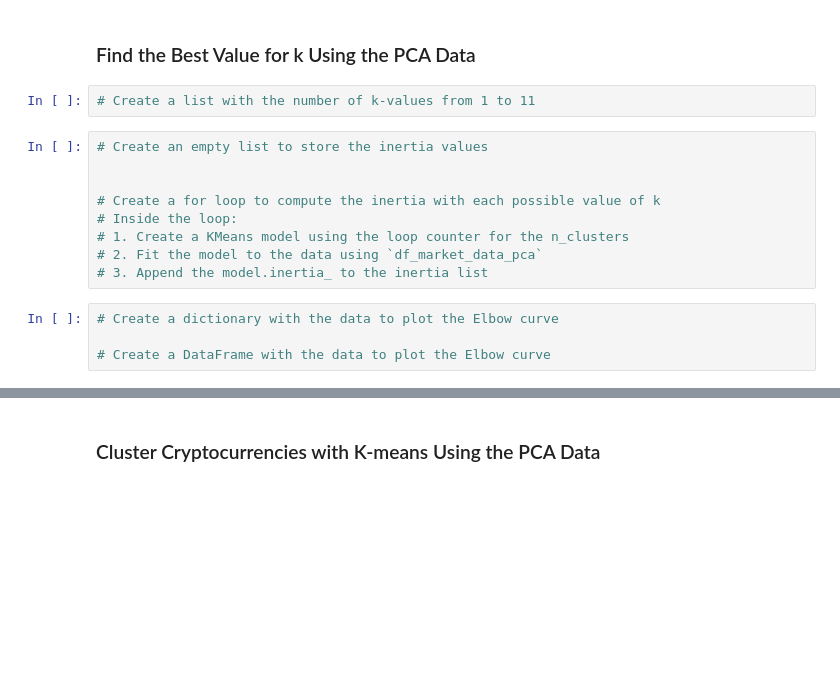
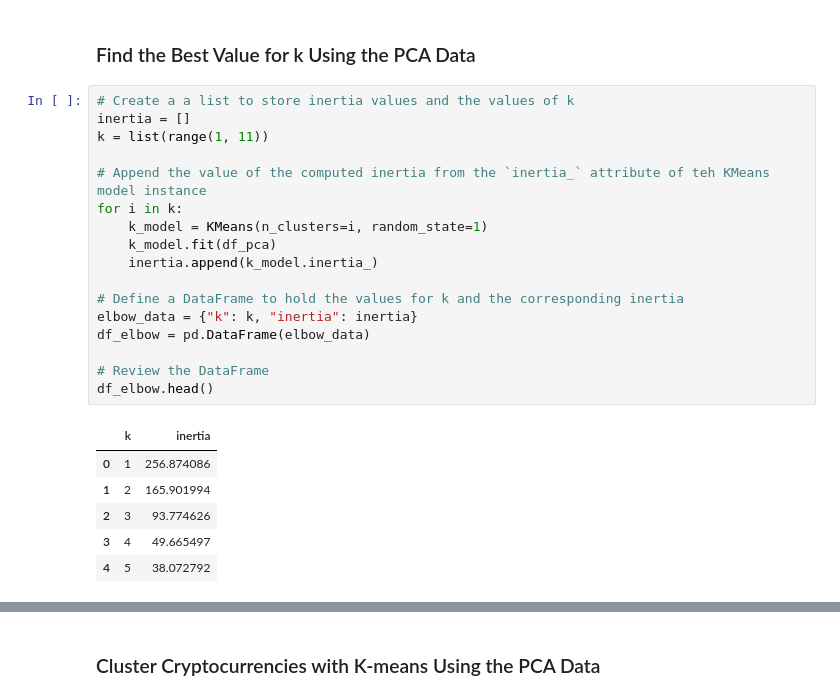
Before and after one commit to Kathryn-Lesh/CryptoClustering, a Jupyter notebook: Crypto_Clustering.ipynb, the cells around one changed output, grey strips where cells are left out. Cells and saved outputs as stored; diff of their text form; blank space fills up the shorter version.

```diff
--- a/Crypto_Clustering.ipynb
+++ b/Crypto_Clustering.ipynb
@@ -192,21 +220,30 @@ df_market_data_scaled_copy.hvplot.scatter(
 ---
 # %% [markdown]
 ### Find the Best Value for k Using the PCA Data
-# %%
-# Create a list with the number of k-values from 1 to 11
-# %%
-# Create an empty list to store the inertia values
-
-
-# Create a for loop to compute the inertia with each possible value of k
-# Inside the loop:
-# 1. Create a KMeans model using the loop counter for the n_clusters
-# 2. Fit the model to the data using `df_market_data_pca`
-# 3. Append the model.inertia_ to the inertia list
-# %%
-# Create a dictionary with the data to plot the Elbow curve
-
-# Create a DataFrame with the data to plot the Elbow curve
+# %%
+# Create a a list to store inertia values and the values of k
+inertia = []
+k = list(range(1, 11))
+
+# Append the value of the computed inertia from the `inertia_` attribute of teh KMeans model instance
+for i in k:
+    k_model = KMeans(n_clusters=i, random_state=1)
+    k_model.fit(df_pca)
+    inertia.append(k_model.inertia_)
+
+# Define a DataFrame to hold the values for k and the corresponding inertia
+elbow_data = {"k": k, "inertia": inertia}
+df_elbow = pd.DataFrame(elbow_data)
+
+# Review the DataFrame
+df_elbow.head()
+# %% [output]
+|  | k | inertia |
+| 0 | 1 | 256.874086 |
+| 1 | 2 | 165.901994 |
+| 2 | 3 | 93.774626 |
+| 3 | 4 | 49.665497 |
+| 4 | 5 | 38.072792 |
 # %%
 # Plot a line chart with all the inertia values computed with
 # the different values of k to visually identify the optimal value for k.
```
Also changed, not shown: parts of 23 cells of this notebook.
